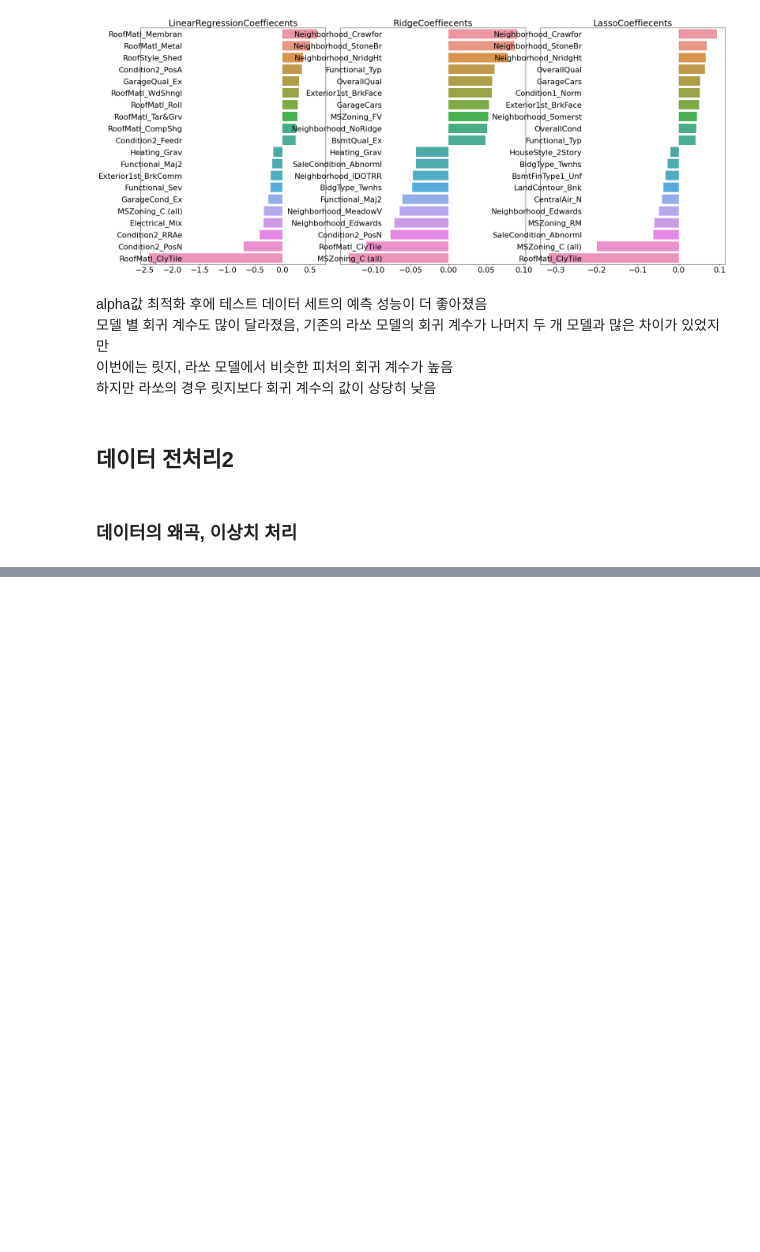
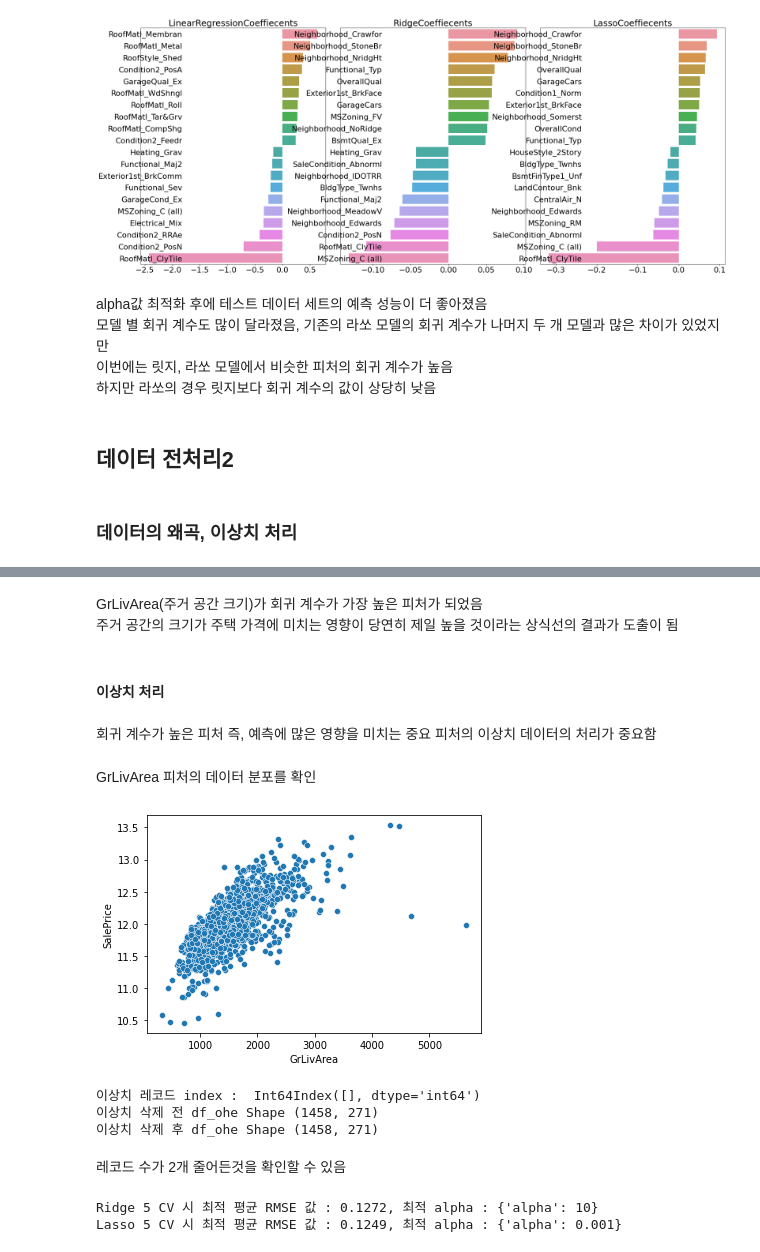
Before and after one commit to HwangHanJae/ml-definitive-guide-pratice, a Jupyter notebook: regression/regression_training_house_prices.ipynb, the cells around one changed output, grey strips where cells are left out. Drawn from its saved outputs; the diff is of its cells as text; code cells hidden in the pictures; blank space fills up the shorter version.

```diff
--- a/regression/regression_training_house_prices.ipynb
+++ b/regression/regression_training_house_prices.ipynb
@@ -330,0 +413,45 @@ alpha값 최적화 후에 테스트 데이터 세트의 예측 성능이 더 좋
+# %% [markdown]
+GrLivArea(주거 공간 크기)가 회귀 계수가 가장 높은 피처가 되었음
+주거 공간의 크기가 주택 가격에 미치는 영향이 당연히 제일 높을 것이라는 상식선의 결과가 도출이 됨
+# %% [markdown]
+#### 이상치 처리
+# %% [markdown]
+회귀 계수가 높은 피처 즉, 예측에 많은 영향을 미치는 중요 피처의 이상치 데이터의 처리가 중요함
+# %% [markdown]
+GrLivArea 피처의 데이터 분포를 확인
+# %%
+sns.scatterplot(data=df, x='GrLivArea', y='SalePrice')
+plt.show()
+# %% [output]
+[figure, added]
+# %%
+#GrLivArea와  SalePrice 모두 로그 변환 되었음으로 이를 반영한 조건 생성
+cond1 = df_ohe['GrLivArea'] > np.log1p(4000)
+cond2 = df_ohe['SalePrice'] > np.log1p(500000)
+outlier_index = df_ohe[cond1 & cond2].index
+
+print("이상치 레코드 index : ", outlier_index)
+print("이상치 삭제 전 df_ohe Shape", df_ohe.shape)
+
+#DataFrame의 인덱스를 이용해 이상치 레코드 삭제.
+df_ohe = df_ohe.drop(outlier_index, axis=0)
+print("이상치 삭제 후 df_ohe Shape", df_ohe.shape)
+# %% [output]
+이상치 레코드 index :  Int64Index([], dtype='int64')
+이상치 삭제 전 df_ohe Shape (1458, 271)
+이상치 삭제 후 df_ohe Shape (1458, 271)
+# %% [markdown]
+레코드 수가 2개 줄어든것을 확인할 수 있음
+# %%
+X = df_ohe.drop('SalePrice', axis=1)
+y = df_ohe['SalePrice']
+X_train, X_test, y_train, y_test = train_test_split(X, y, test_size=0.2, random_state=156)
+
+#피처를 로그 변환한 후 다시 최적 하이퍼 파라미터와 RMSE 출력
+ridge_params = {'alpha' : [0.05, 0.1, 1, 5, 8, 10, 12, 15, 20]}
+lasso_params = {'alpha' : [0.001, 0.005, 0.008, 0.05, 0.03, 0.1,0.5,1,5,10]}
+print_best_params(ridge, ridge_params)
+print_best_params(lasso, lasso_params)
+# %% [output]
+Ridge 5 CV 시 최적 평균 RMSE 값 : 0.1272, 최적 alpha : {'alpha': 10}
+Lasso 5 CV 시 최적 평균 RMSE 값 : 0.1249, 최적 alpha : {'alpha': 0.001}
```
Also changed, not shown: parts of 11 cells of this notebook.
